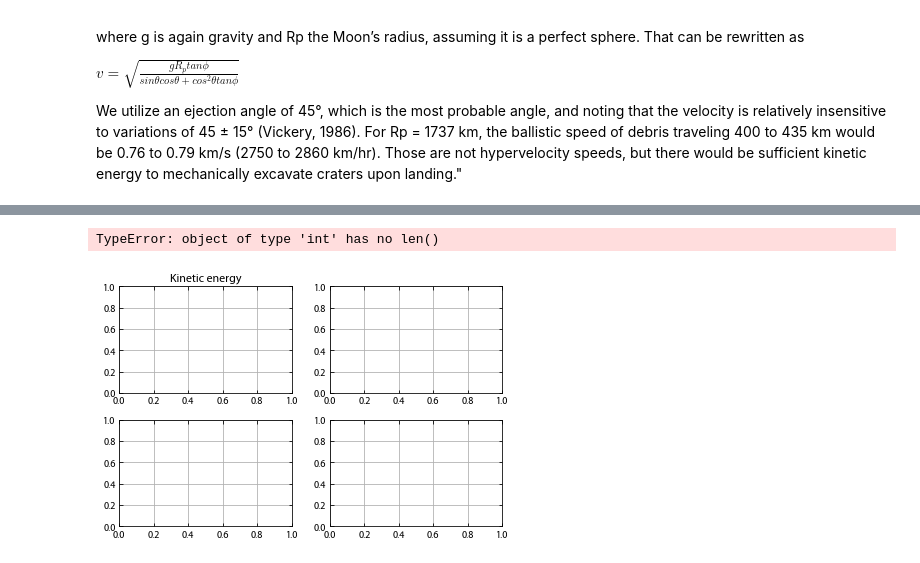
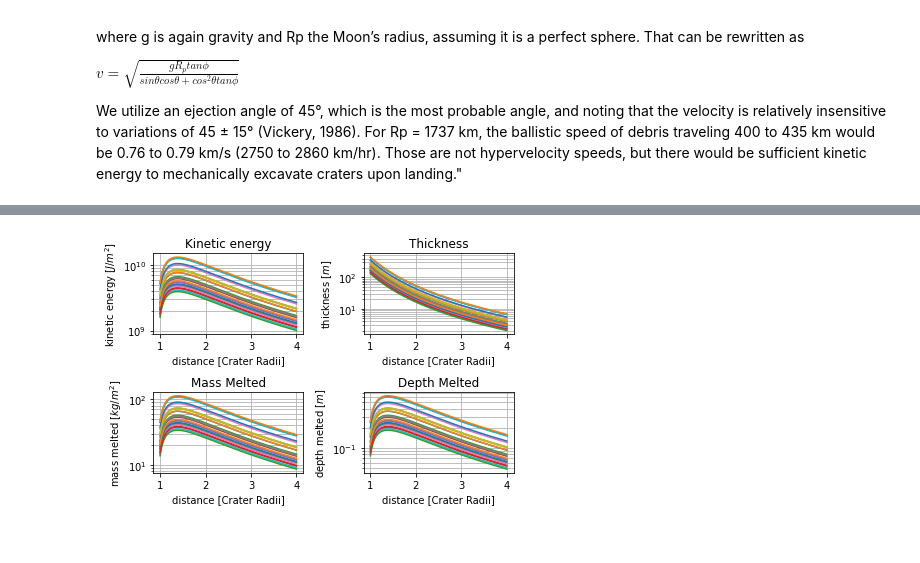
Before and after one commit to cjtu/moonpies, a Jupyter notebook: notebooks/ballistic_kinetic_energy.ipynb, the cells around one changed output, grey strips where cells are left out. Drawn from its saved outputs; the diff is of its cells as text; code cells hidden in the pictures.

Commit message:
Refactor ej_dists and remove manual cache object, update plots

```diff
--- a/notebooks/ballistic_kinetic_energy.ipynb
+++ b/notebooks/ballistic_kinetic_energy.ipynb
@@ -391,41 +132,35 @@ Name: DIAM_CIRC_IMG, dtype: int64
 # %%
-f2, axs = plt.subplots(2,2)#,figsize=(5, 5))
+f3, axs = plt.subplots(2,2)#,figsize=(5, 5))
 axs[0,0].set_title('Kinetic energy')
+
 d_km = d / 1000
 for i in range(0,len(R)):
-    axs[0,0].semilogy(np.linspace(1.*R[i],4.*R[i],len(d))/1000., ke[i,:], label='Kinetic Energy')
-axs[0,0].set_xlabel('distance [km]')
+    axs[0,0].semilogy(np.linspace(1.*R[i],4.*R[i],len(d))/R[i], ke[i,:], label='Kinetic Energy')
+axs[0,0].set_xlabel('distance [Crater Radii]')
 axs[0,0].set_ylabel('kinetic energy [$J/m^{2}$]')
 axs[0,0].grid(True, which="both")
 
 axs[0,1].set_title('Thickness')
 for i in range(0,len(R)):
-    axs[0,1].semilogy(np.linspace(1.*R[i],4.*R[i],len(d))/1000., thick[i,:], label='Thickness')
-axs[0,1].set_xlabel('distance [km]')
+    axs[0,1].semilogy(np.linspace(1.*R[i],4.*R[i],len(d))/R[i], thick[i,:], label='Thickness')
+axs[0,1].set_xlabel('distance [Crater Radii]')
 axs[0,1].set_ylabel('thickness [$m$]')
 axs[0,1].grid(True, which="both")
 
 axs[1,0].set_title('Mass Melted')
 for i in range(0,len(R)):
-    axs[1,0].semilogy(np.linspace(1.*R[i],4.*R[i],len(d))/1000., Mice[i,:], label='Mass of ice melted per meter squared')
-axs[1,0].set_xlabel('distance [km]')
+    axs[1,0].semilogy(np.linspace(1.*R[i],4.*R[i],len(d))/R[i], Mice[i,:], label='Mass of ice melted per meter squared')
+axs[1,0].set_xlabel('distance [Crater Radii]')
 axs[1,0].set_ylabel('mass melted [$kg / m^{2}$]')
 axs[1,0].grid(True, which="both")
 
 axs[1,1].set_title('Depth Melted')
 for i in range(0,len(R)):
-    axs[1,1].semilogy(np.linspace(1.*R[i],4.*R[i],len(d))/1000., Mice[i,:]/180., label='Depth of ice melted')
-axs[1,1].set_xlabel('distance [km]')
+    axs[1,1].semilogy(np.linspace(1.*R[i],4.*R[i],len(d))/R[i], Mice[i,:]/180., label='Depth of ice melted')
+axs[1,1].set_xlabel('distance [Crater Radii]')
 axs[1,1].set_ylabel('depth melted [$m$]')
 axs[1,1].grid(True, which="both")
 plt.tight_layout()
-plt.savefig("Distance_ejecta.png")
-
-#f6, ax6 = plt.subplots(figsize=(5, 5))
-#f6.suptitle('Ballistic speed of ejecta vs distance traveled')
-#ax6.plot(d_km, v_spherical, label='Ballistic Speed')
-#ax6.set_xlabel('distance [km]')
-#ax6.set_ylabel('speed [$km/h$]')
+# plt.savefig("Distance_ejecta_R.png")
 # %% [output]
-TypeError: object of type 'int' has no len()
-[figure, old version]
+[figure, new version]
```
Also changed, not shown: parts of 11 cells of this notebook, 7 other files.
